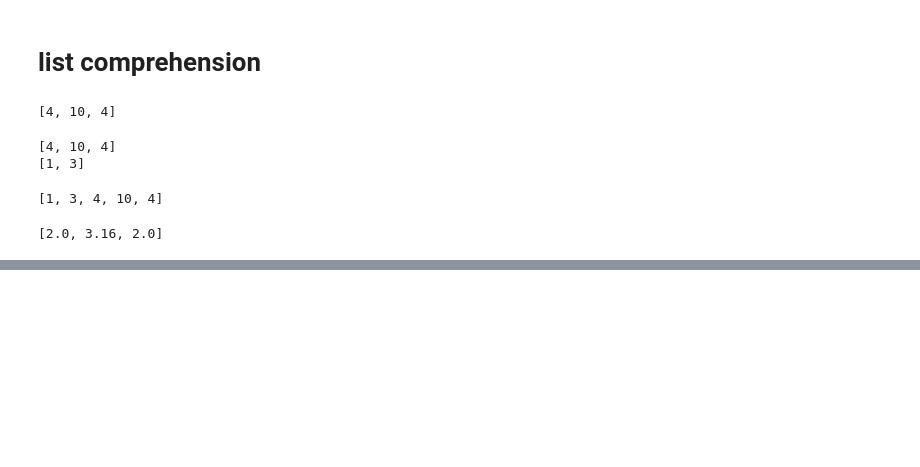
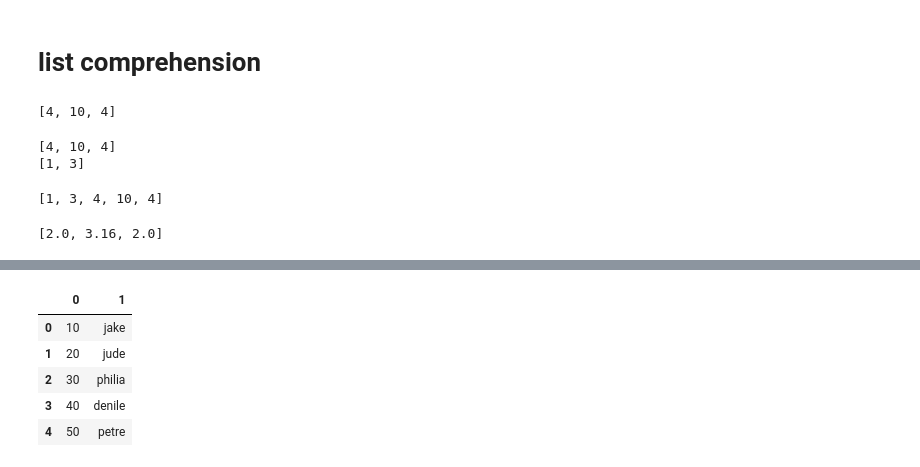
Before and after one commit to eyooko2/PYTHON_CLASS, a Jupyter notebook: python_1/Class_one.ipynb, the cells around one changed output, grey strips where cells are left out. Drawn from its saved outputs; the diff is of its cells as text; code cells hidden in the pictures; blank space fills up the shorter version.

```diff
--- a/python_1/Class_one.ipynb
+++ b/python_1/Class_one.ipynb
@@ -1145,0 +1392,11 @@ print(arr_str)
+# %%
+f1 = gp.DataFrame([age, names]).T
+# %%
+f1
+# %% [output]
+|  | 0 | 1 |
+| 0 | 10 | jake |
+| 1 | 20 | jude |
+| 2 | 30 | philia |
+| 3 | 40 | denile |
+| 4 | 50 | petre |
```
Also changed, not shown: parts of 53 cells of this notebook, 1 other file.
